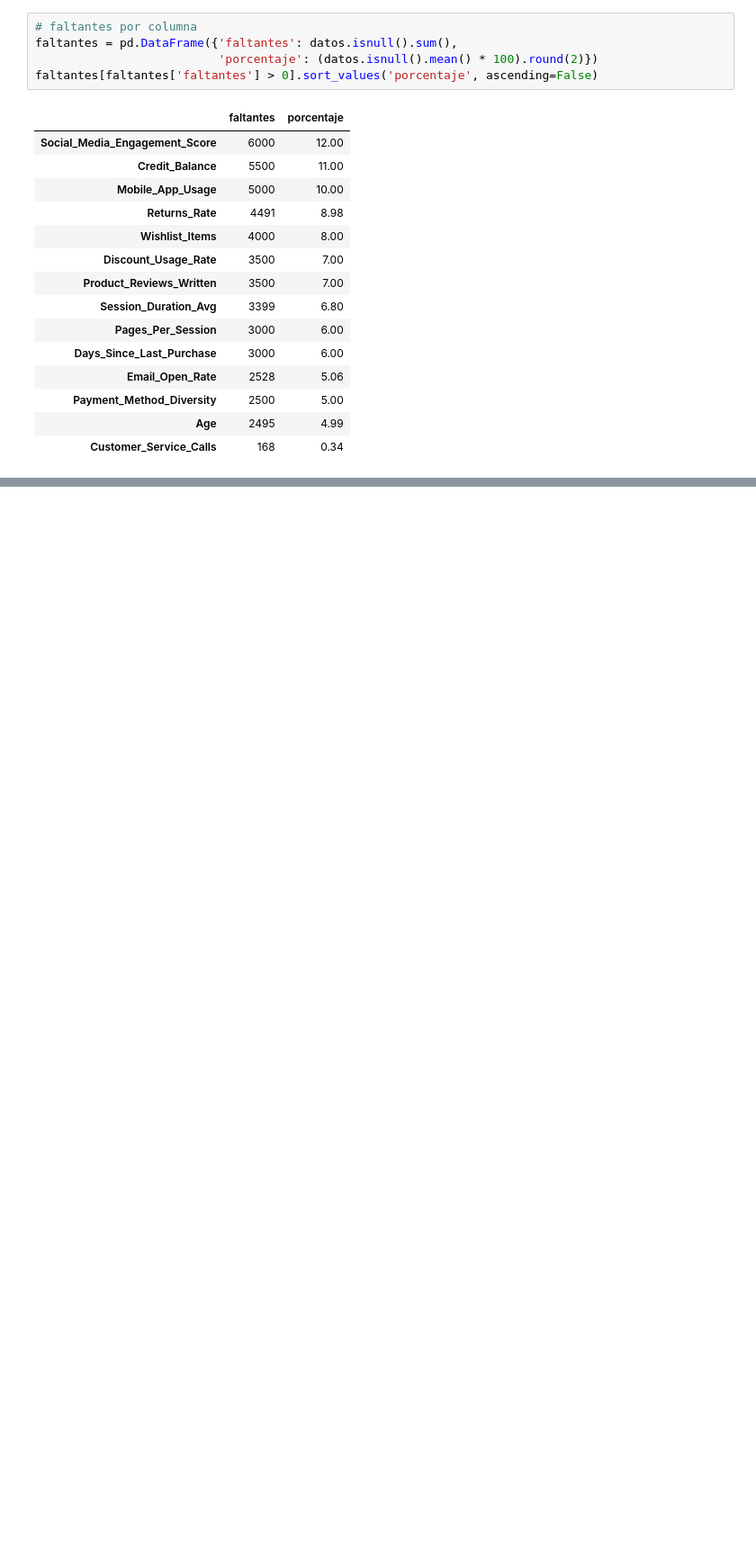
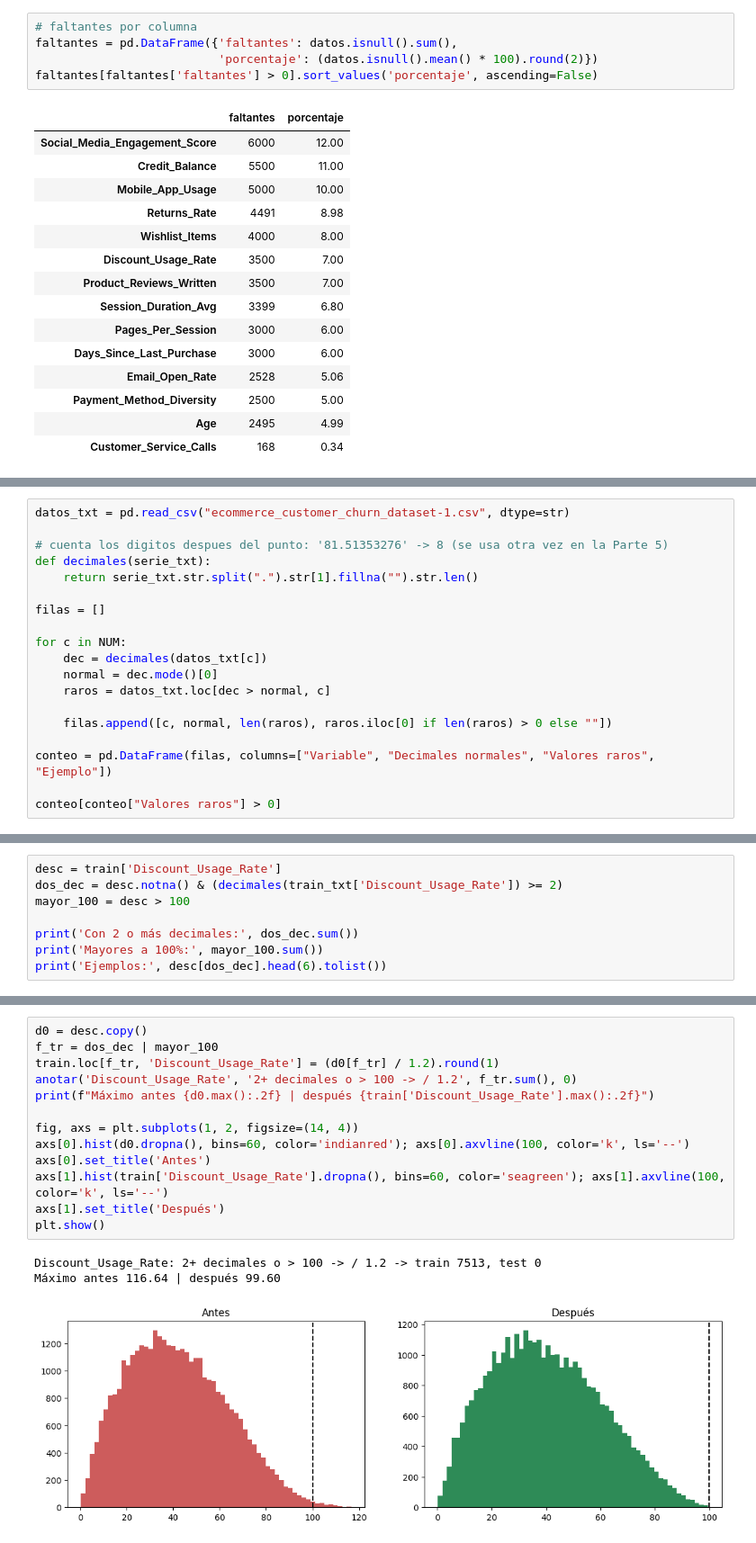
Before and after one commit to a01666361-beep/proyecto-churn, a Jupyter notebook: notebooks/Equipo5_Limpieza_y_Modelos_Churn.ipynb, the cells around one changed output, grey strips where cells are left out. Shown at 90% size. Drawn from its saved outputs; the diff is of its cells as text; blank space fills up the shorter version.

```diff
--- a/notebooks/Equipo5_Limpieza_y_Modelos_Churn.ipynb
+++ b/notebooks/Equipo5_Limpieza_y_Modelos_Churn.ipynb
@@ -478,0 +472,19 @@ sesgo
+# %%
+datos_txt = pd.read_csv("ecommerce_customer_churn_dataset-1.csv", dtype=str)
+
+# cuenta los digitos despues del punto: '81.51353276' -> 8 (se usa otra vez en la Parte 5)
+def decimales(serie_txt):
+    return serie_txt.str.split(".").str[1].fillna("").str.len()
+
+filas = []
+
+for c in NUM:
+    dec = decimales(datos_txt[c])
+    normal = dec.mode()[0]
+    raros = datos_txt.loc[dec > normal, c]
+
+    filas.append([c, normal, len(raros), raros.iloc[0] if len(raros) > 0 else ""])
+
+conteo = pd.DataFrame(filas, columns=["Variable", "Decimales normales", "Valores raros", "Ejemplo"])
+
+conteo[conteo["Valores raros"] > 0]
@@ -478,0 +503,8 @@ sesgo
+# %%
+desc = train['Discount_Usage_Rate']
+dos_dec = desc.notna() & (decimales(train_txt['Discount_Usage_Rate']) >= 2)
+mayor_100 = desc > 100
+
+print('Con 2 o más decimales:', dos_dec.sum())
+print('Mayores a 100%:', mayor_100.sum())
+print('Ejemplos:', desc[dos_dec].head(6).tolist())
@@ -478,0 +535,17 @@ sesgo
+# %%
+d0 = desc.copy()
+f_tr = dos_dec | mayor_100
+train.loc[f_tr, 'Discount_Usage_Rate'] = (d0[f_tr] / 1.2).round(1)
+anotar('Discount_Usage_Rate', '2+ decimales o > 100 -> / 1.2', f_tr.sum(), 0)
+print(f"Máximo antes {d0.max():.2f} | después {train['Discount_Usage_Rate'].max():.2f}")
+
+fig, axs = plt.subplots(1, 2, figsize=(14, 4))
+axs[0].hist(d0.dropna(), bins=60, color='indianred'); axs[0].axvline(100, color='k', ls='--')
+axs[0].set_title('Antes')
+axs[1].hist(train['Discount_Usage_Rate'].dropna(), bins=60, color='seagreen'); axs[1].axvline(100, color='k', ls='--')
+axs[1].set_title('Después')
+plt.show()
+# %% [output]
+Discount_Usage_Rate: 2+ decimales o > 100 -> / 1.2 -> train 7513, test 0
+Máximo antes 116.64 | después 99.60
+[figure, added]
```
Also changed, not shown: parts of 166 cells of this notebook, 10 other files.
